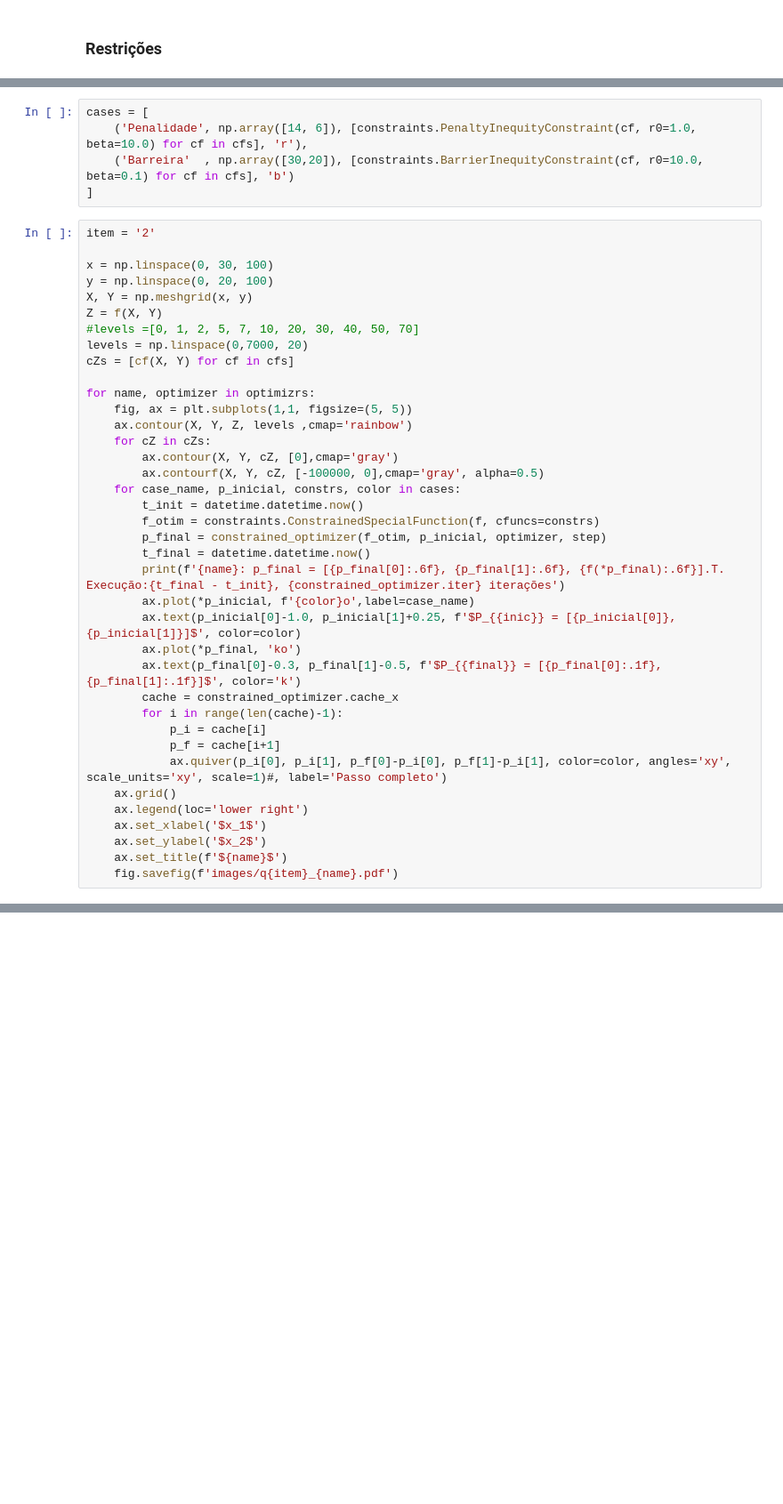
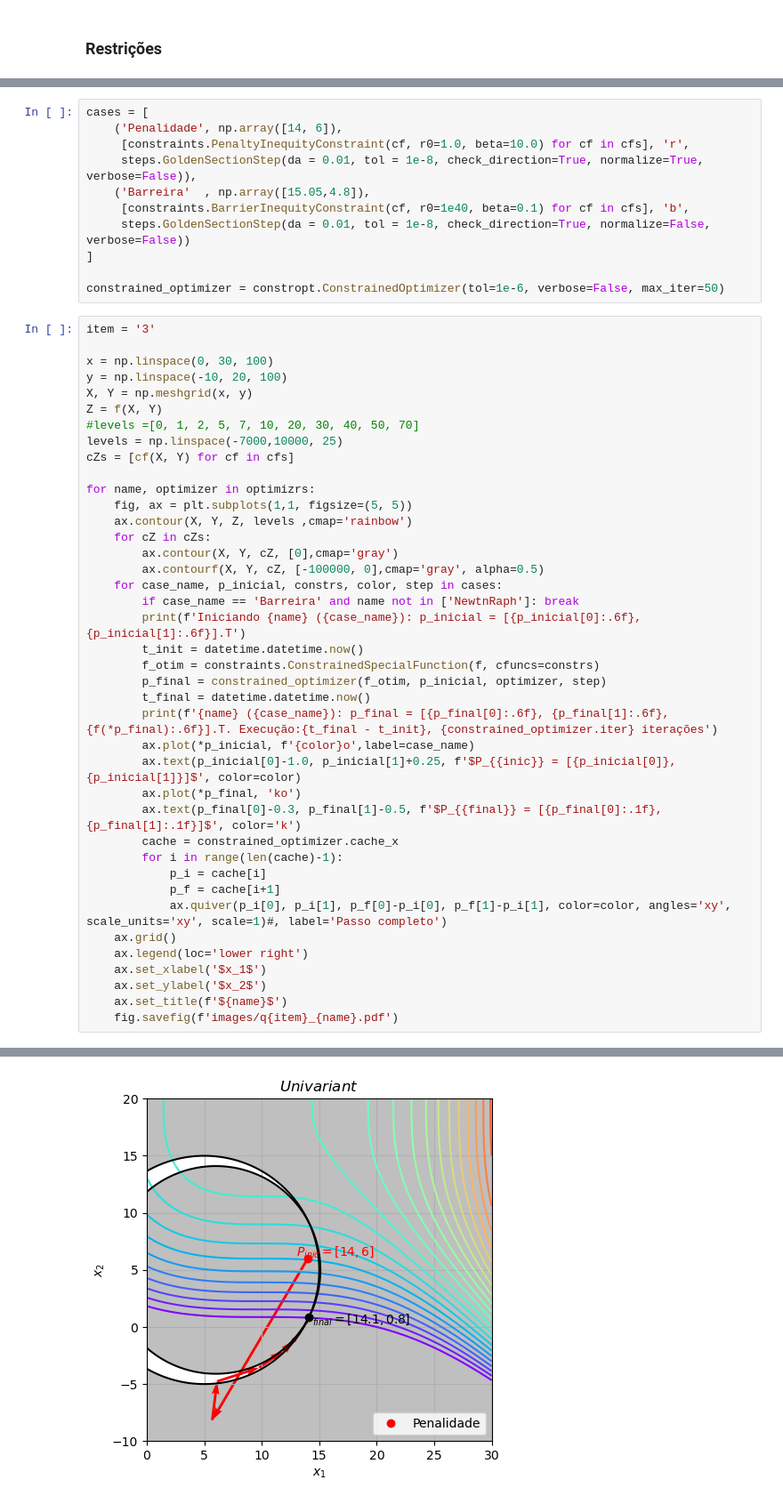
Before and after one commit to prj-phcp/MEC2403_Activities, a Jupyter notebook: Trabalho2/Trabalho2.ipynb, the cells around one changed output, grey strips where cells are left out. Shown at 89% size. Saved outputs shown, nothing was run; the diff lists cells and outputs as text; blank space fills up the shorter version.

```diff
--- a/Trabalho2/Trabalho2.ipynb
+++ b/Trabalho2/Trabalho2.ipynb
@@ -221,17 +462,23 @@ cfs.append(cf)
 # %%
 cases = [
-    ('Penalidade', np.array([14, 6]), [constraints.PenaltyInequityConstraint(cf, r0=1.0, beta=10.0) for cf in cfs], 'r'),
-    ('Barreira'  , np.array([30,20]), [constraints.BarrierInequityConstraint(cf, r0=10.0, beta=0.1) for cf in cfs], 'b')
+    ('Penalidade', np.array([14, 6]),
+     [constraints.PenaltyInequityConstraint(cf, r0=1.0, beta=10.0) for cf in cfs], 'r',
+     steps.GoldenSectionStep(da = 0.01, tol = 1e-8, check_direction=True, normalize=True, verbose=False)),
+    ('Barreira'  , np.array([15.05,4.8]),
+     [constraints.BarrierInequityConstraint(cf, r0=1e40, beta=0.1) for cf in cfs], 'b',
+     steps.GoldenSectionStep(da = 0.01, tol = 1e-8, check_direction=True, normalize=False, verbose=False))
 ]
+
+constrained_optimizer = constropt.ConstrainedOptimizer(tol=1e-6, verbose=False, max_iter=50)
 # %%
-item = '2'
+item = '3'
 
 x = np.linspace(0, 30, 100)
-y = np.linspace(0, 20, 100)
+y = np.linspace(-10, 20, 100)
 X, Y = np.meshgrid(x, y)
 Z = f(X, Y)
 #levels =[0, 1, 2, 5, 7, 10, 20, 30, 40, 50, 70]
-levels = np.linspace(0,7000, 20)
+levels = np.linspace(-7000,10000, 25)
 cZs = [cf(X, Y) for cf in cfs]
 
 for name, optimizer in optimizrs:
@@ -240,12 +487,14 @@ for name, optimizer in optimizrs:
     for cZ in cZs:
         ax.contour(X, Y, cZ, [0],cmap='gray')
         ax.contourf(X, Y, cZ, [-100000, 0],cmap='gray', alpha=0.5)
-    for case_name, p_inicial, constrs, color in cases:
+    for case_name, p_inicial, constrs, color, step in cases:
+        if case_name == 'Barreira' and name not in ['NewtnRaph']: break
+        print(f'Iniciando {name} ({case_name}): p_inicial = [{p_inicial[0]:.6f}, {p_inicial[1]:.6f}].T')
         t_init = datetime.datetime.now()
         f_otim = constraints.ConstrainedSpecialFunction(f, cfuncs=constrs)
         p_final = constrained_optimizer(f_otim, p_inicial, optimizer, step)
         t_final = datetime.datetime.now()
-        print(f'{name}: p_final = [{p_final[0]:.6f}, {p_final[1]:.6f}, {f(*p_final):.6f}].T. Execução:{t_final - t_init}, {constrained_optimizer.iter} iterações')
+        print(f'{name} ({case_name}): p_final = [{p_final[0]:.6f}, {p_final[1]:.6f}, {f(*p_final):.6f}].T. Execução:{t_final - t_init}, {constrained_optimizer.iter} iterações')
         ax.plot(*p_inicial, f'{color}o',label=case_name)
         ax.text(p_inicial[0]-1.0, p_inicial[1]+0.25, f'$P_{{inic}} = [{p_inicial[0]}, {p_inicial[1]}]$', color=color)
         ax.plot(*p_final, 'ko')
@@ -261,3 +510,4 @@ for name, optimizer in optimizrs:
     ax.set_ylabel('$x_2$')
     ax.set_title(f'${name}$')
     fig.savefig(f'images/q{item}_{name}.pdf')
+# %% [output]
@@ -263,0 +528 @@ for name, optimizer in optimizrs:
+[figure, added]
```
Also changed, not shown: parts of 21 cells of this notebook, 29 other files.
